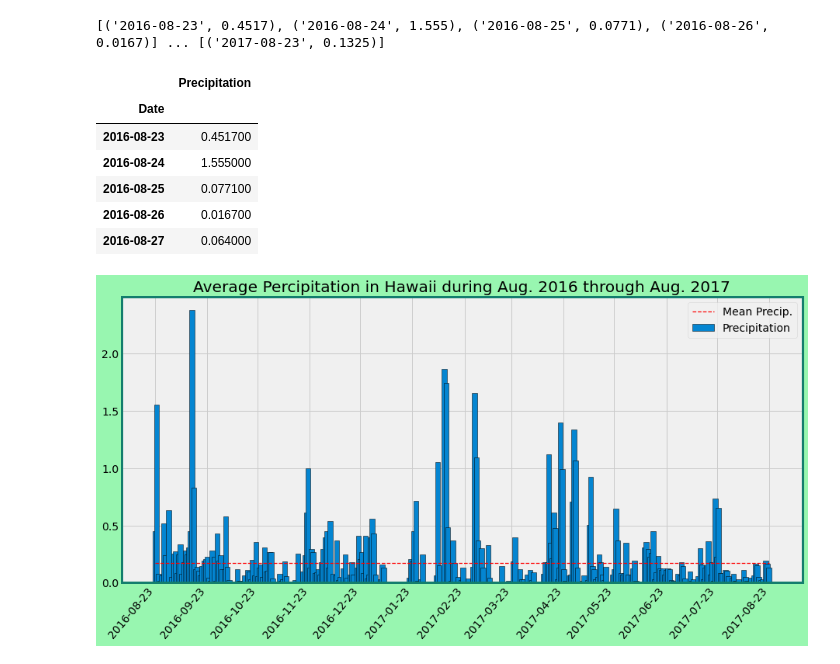
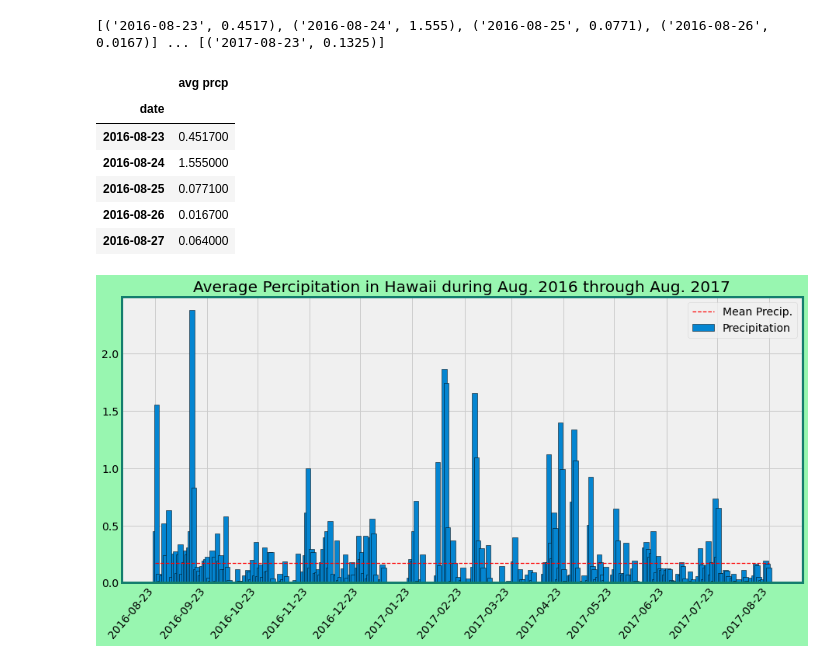
Before and after one commit to maxkrueger96/sqlalchemy-challenge, a Jupyter notebook: analysis.ipynb, the cells around one changed output. Drawn from its saved outputs; the diff is of its cells as text; code cells hidden in the pictures.

```diff
--- a/analysis.ipynb
+++ b/analysis.ipynb
@@ -106,22 +107,23 @@ print(prev_year_dt)
 p_scores = session.query(Measurement.date, func.round(func.avg(Measurement.prcp),4)).\
     filter(Measurement.date >= prev_year_dt - dt.timedelta(days=1)).\
     order_by(Measurement.date).\
-    group_by(Measurement.date).all()
+    group_by(Measurement.date)
 
 print(f"{p_scores[0:4]} ... [{p_scores[-1]}]")
 # %% [output]
 [('2016-08-23', 0.4517), ('2016-08-24', 1.555), ('2016-08-25', 0.0771), ('2016-08-26', 0.0167)] ... [('2017-08-23', 0.1325)]
 # %%
 # Save the query results as a Pandas DataFrame and set the index to the date column
-p_df = pd.DataFrame(p_scores,columns = ["Date", "Precipitation"])
-p_df.set_index("Date",inplace=True)
+p_df = pd.read_sql_query(p_scores.statement,engine)
+p_df.set_index("date",inplace=True)
+p_df.rename(columns={"round_1": "avg prcp"},inplace=True)
 
 # Sort the dataframe by date
-p_df.sort_values("Date")
+p_df.sort_values("date")
 p_df.head(5).style
 # %% [output]
-|  | Precipitation |
-| Date |  |
+|  | avg prcp |
+| date |  |
 | 2016-08-23 | 0.451700 |
 | 2016-08-24 | 1.555000 |
 | 2016-08-25 | 0.077100 |
```
Also changed, not shown: parts of 5 cells of this notebook, 1 other file.
